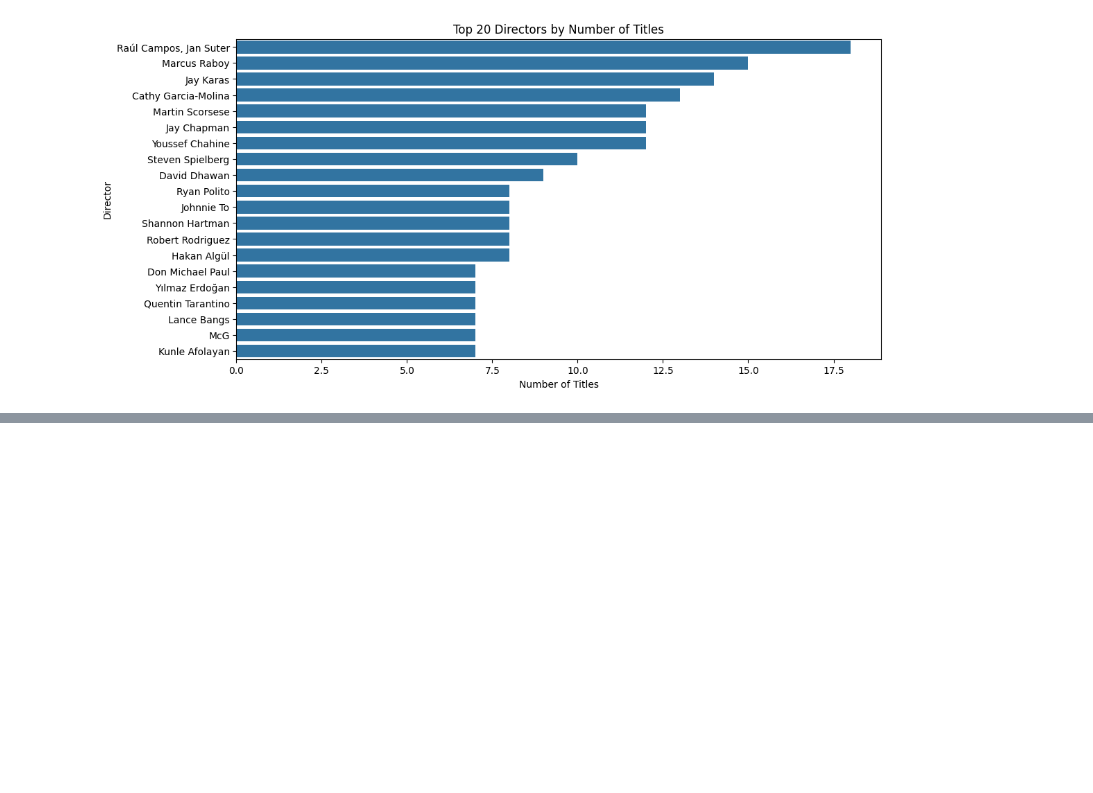
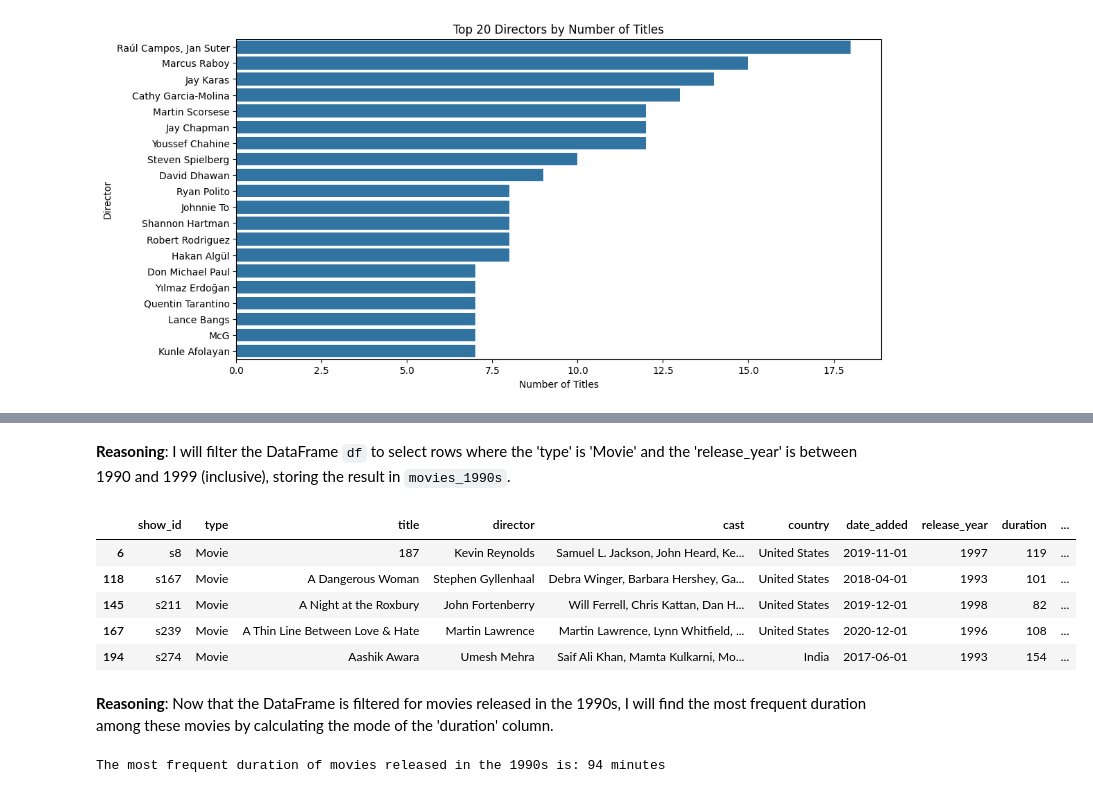
Before and after one commit to BrilliantChard/Data-Science-Projects, a Jupyter notebook: Netlix Data Analysis.ipynb, the cells around one changed output, grey strips where cells are left out. Cells and saved outputs as stored; diff of their text form; code cells hidden in the pictures; blank space fills up the shorter version.

```diff
--- a/Netlix Data Analysis.ipynb
+++ b/Netlix Data Analysis.ipynb
@@ -518,0 +527,21 @@ plt.show()
+# %% [markdown]
+**Reasoning**:
+I will filter the DataFrame `df` to select rows where the 'type' is 'Movie' and the 'release_year' is between 1990 and 1999 (inclusive), storing the result in `movies_1990s`.
+# %%
+movies_1990s = df[(df['type'] == 'Movie') & (df['release_year'] >= 1990) & (df['release_year'] <= 1999)]
+movies_1990s.head()
+# %% [output]
+|  | show_id | type | title | director | cast | country | date_added | release_year | duration | ... |
+| 6 | s8 | Movie | 187 | Kevin Reynolds | Samuel L. Jackson, John Heard, Ke... | United States | 2019-11-01 | 1997 | 119 | ... |
+| 118 | s167 | Movie | A Dangerous Woman | Stephen Gyllenhaal | Debra Winger, Barbara Hershey, Ga... | United States | 2018-04-01 | 1993 | 101 | ... |
+| 145 | s211 | Movie | A Night at the Roxbury | John Fortenberry | Will Ferrell, Chris Kattan, Dan H... | United States | 2019-12-01 | 1998 | 82 | ... |
+| 167 | s239 | Movie | A Thin Line Between Love & Hate | Martin Lawrence | Martin Lawrence, Lynn Whitfield, ... | United States | 2020-12-01 | 1996 | 108 | ... |
+| 194 | s274 | Movie | Aashik Awara | Umesh Mehra | Saif Ali Khan, Mamta Kulkarni, Mo... | India | 2017-06-01 | 1993 | 154 | ... |
+# %% [markdown]
+**Reasoning**:
+Now that the DataFrame is filtered for movies released in the 1990s, I will find the most frequent duration among these movies by calculating the mode of the 'duration' column.
+# %%
+most_frequent_duration = movies_1990s['duration'].mode()[0]
+print(f"The most frequent duration of movies released in the 1990s is: {most_frequent_duration} minutes")
+# %% [output]
+The most frequent duration of movies released in the 1990s is: 94 minutes
```
Also changed, not shown: parts of 5 cells of this notebook.
